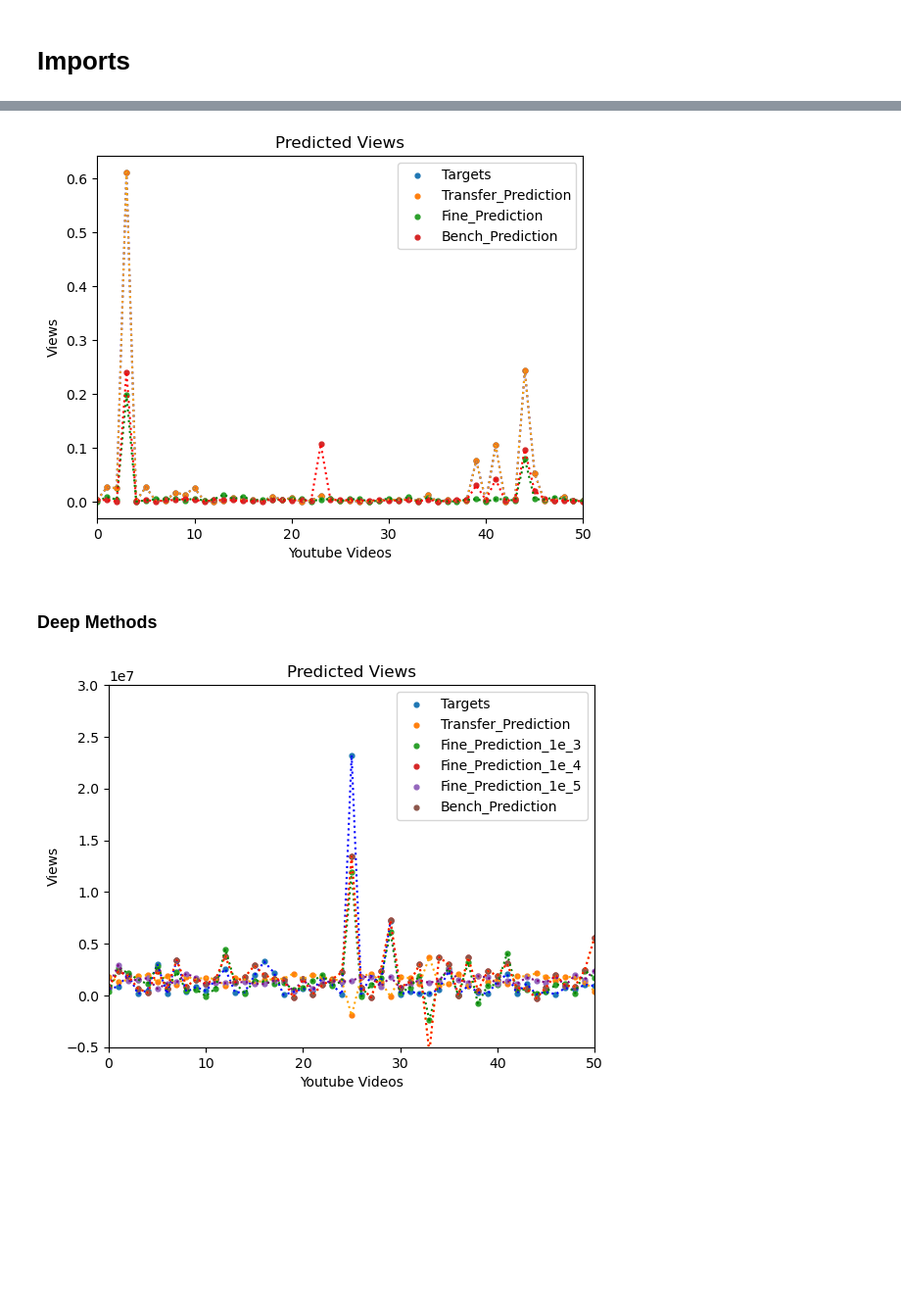
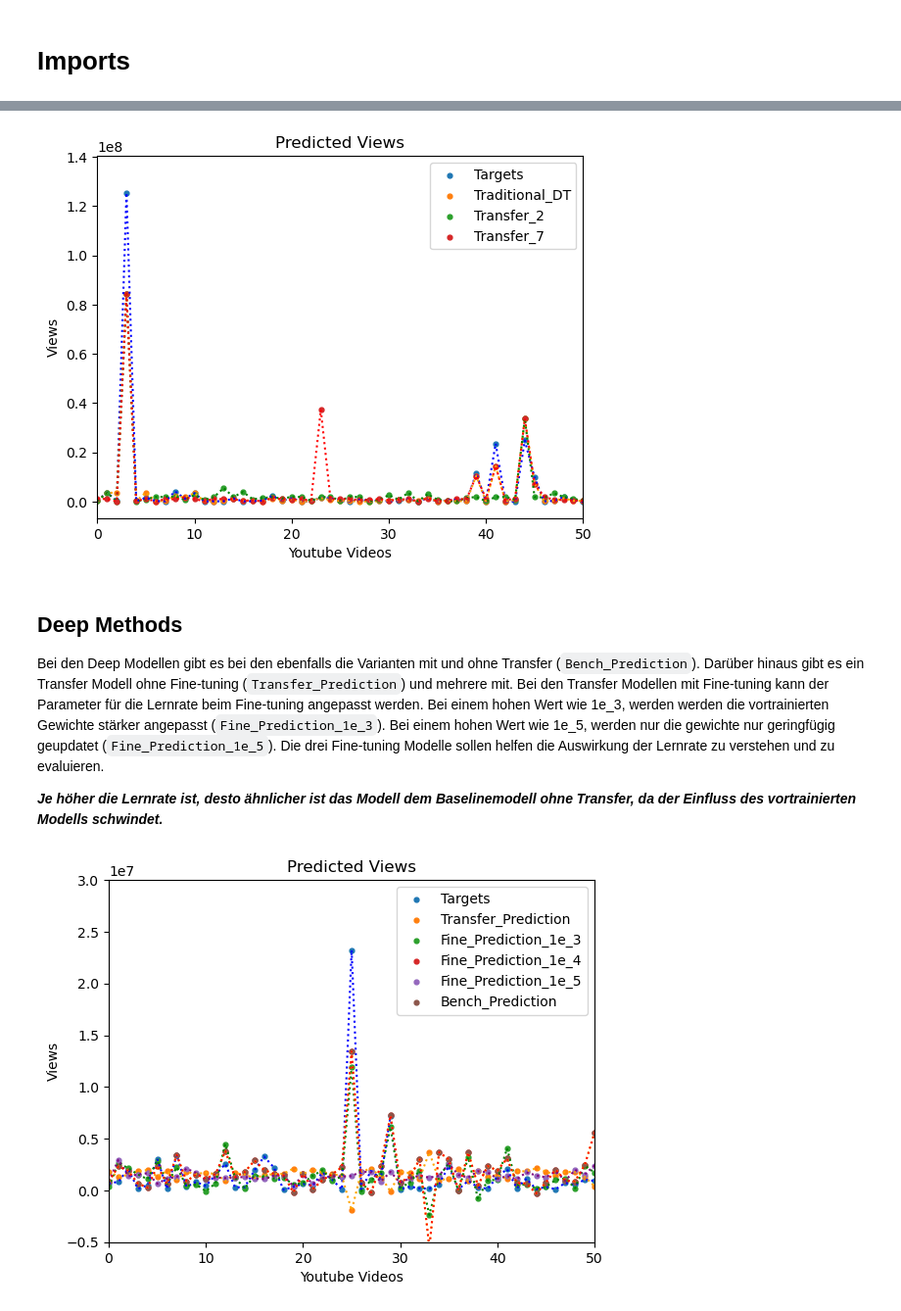
Before and after one commit to Malea-create/YouTube_Stats_Forecasting, a Jupyter notebook: src/06_evaluation.ipynb, the cells around one changed output, grey strips where cells are left out. Shown: that part at 98% size. Saved outputs shown, nothing was run; the diff lists cells and outputs as text; code cells hidden in the pictures; blank space fills up the shorter version.

```diff
--- a/src/06_evaluation.ipynb
+++ b/src/06_evaluation.ipynb
@@ -39,32 +61,36 @@ df_tra = pd.read_csv('results/results_tra.csv')
 # %%
 # Daten für den Scatter-Plot
 data_tra = [
-    (df_tra["traditional"], 'Targets', 'blue'),
-    (df_tra["traditional"], 'Transfer_Prediction', 'orange'),
-    (df_tra["tra_transfer_2"], 'Fine_Prediction', 'green'),
-    (df_tra["tra_transfer_7"], 'Bench_Prediction', 'red')
+    (df_tra["target"], 'Targets', 'blue'),
+    (df_tra["traditional"], 'Traditional_DT', 'orange'),
+    (df_tra["tra_transfer_2"], 'Transfer_2', 'green'),
+    (df_tra["tra_transfer_7"], 'Transfer_7', 'red')
 ]
 
 # Schleife über die Daten
 for i, (values, label, color) in enumerate(data_tra):
     plt.scatter(range(len(values)), values, label=label, s=12)
     plt.plot(range(len(values)), values, linestyle=':', color=color)
 
 # Achsenbeschriftung und Titel
 plt.xlabel('Youtube Videos')
 plt.ylabel('Views')
 plt.title('Predicted Views')
 plt.xlim((0, 50))
 
 # Legende anzeigen
 plt.legend()
 
 # Plot anzeigen
 plt.show()
 # %% [output]
-[figure, old version]
+[figure, new version]
-# %% [markdown]
-### Deep Methods
+# %% [markdown]
+## Deep Methods
+
+Bei den Deep Modellen gibt es bei den ebenfalls die Varianten mit und ohne Transfer (`Bench_Prediction`). Darüber hinaus gibt es ein Transfer Modell ohne Fine-tuning (`Transfer_Prediction`) und mehrere mit. Bei den Transfer Modellen mit Fine-tuning kann der Parameter für die Lernrate beim Fine-tuning angepasst werden. Bei einem hohen Wert wie 1e_3, werden werden die vortrainierten Gewichte stärker angepasst (`Fine_Prediction_1e_3`). Bei einem hohen Wert wie 1e_5, werden nur die gewichte nur geringfügig geupdatet (`Fine_Prediction_1e_5`). Die drei Fine-tuning Modelle sollen helfen die Auswirkung der Lernrate zu verstehen und zu evaluieren.
+
+***Je höher die Lernrate ist, desto ähnlicher ist das Modell dem Baselinemodell ohne Transfer, da der Einfluss des vortrainierten Modells schwindet.***
 # %%
 # Daten für den Scatter-Plot
 data_deep = [
```
Also changed, not shown: parts of 12 cells of this notebook, 10 other files.
